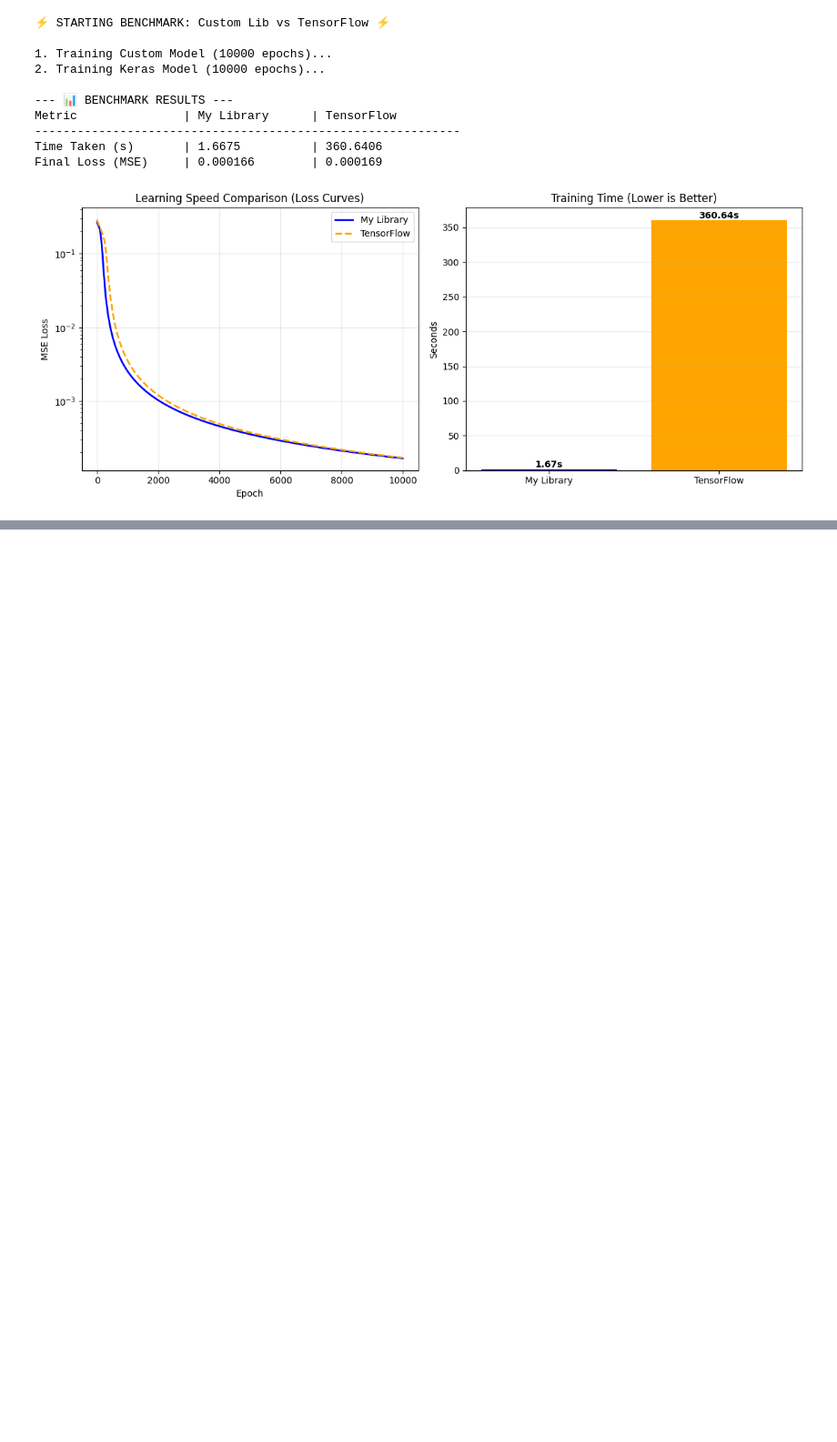
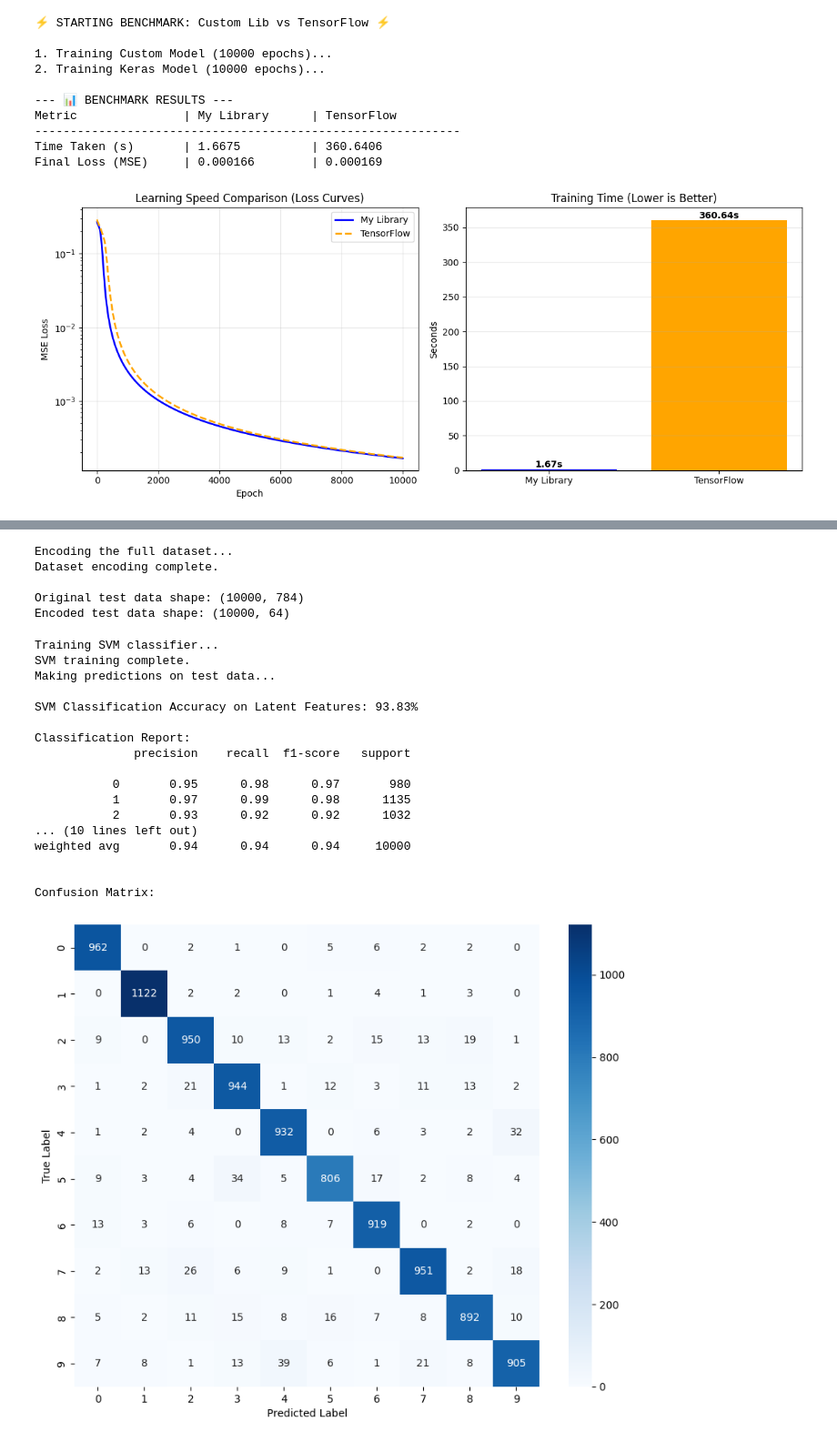
Before and after one commit to ahmedelsafty711/CI_Project, a Jupyter notebook: notebooks/project_demo.ipynb, the cells around one changed output, grey strips where cells are left out. Shown: that part at 91% size. Cells and saved outputs as stored; diff of their text form; code cells hidden in the pictures; blank space fills up the shorter version.

```diff
--- a/notebooks/project_demo.ipynb
+++ b/notebooks/project_demo.ipynb
@@ -395,0 +507,78 @@ Final Loss (MSE)     | 0.000166        | 0.000169
+# %%
+#SVM on Latent Space
+# Create a new network for the encoder only
+encoder_net = Network()
+encoder_net.add(autoencoder.layers[0]) # Dense(784, 128)
+encoder_net.add(autoencoder.layers[1]) # ReLU()
+encoder_net.add(autoencoder.layers[2]) # Dense(128, 64)
+encoder_net.add(autoencoder.layers[3]) # ReLU()
+
+# Use the encoder to transform the full dataset into the latent space
+print("Encoding the full dataset...")
+x_train_encoded = encoder_net.predict(x_train)
+x_test_encoded = encoder_net.predict(x_test)
+print("Dataset encoding complete.")
+
+# Convert the list of arrays to a single 2D numpy array for scikit-learn
+x_train_encoded = np.array(x_train_encoded)
+x_test_encoded = np.array(x_test_encoded)
+
+print(f"\nOriginal test data shape: {x_test.shape}")
+print(f"Encoded test data shape: {x_test_encoded.shape}")
+# %% [output]
+Encoding the full dataset...
+Dataset encoding complete.
+
+Original test data shape: (10000, 784)
+Encoded test data shape: (10000, 64)
+# %%
+from sklearn.svm import SVC
+from sklearn.metrics import accuracy_score, classification_report, confusion_matrix
+import seaborn as sns
+
+# Train an SVM classifier on the encoded training data
+print("Training SVM classifier...")
+# We use a subset for faster SVM training as well
+num_svm_samples = 10000
+svm_classifier = SVC(kernel='rbf') # RBF is a good default kernel
+svm_classifier.fit(x_train_encoded[:num_svm_samples], y_train[:num_svm_samples])
+print("SVM training complete.")
+
+# Make predictions on the encoded test data
+print("Making predictions on test data...")
+y_pred_svm = svm_classifier.predict(x_test_encoded)
+
+# Evaluate the results
+accuracy = accuracy_score(y_test, y_pred_svm)
+print(f"\nSVM Classification Accuracy on Latent Features: {accuracy * 100:.2f}%")
+
+print("\nClassification Report:")
+print(classification_report(y_test, y_pred_svm))
+
+# Plot confusion matrix
+print("\nConfusion Matrix:")
+cm = confusion_matrix(y_test, y_pred_svm)
+plt.figure(figsize=(10, 8))
+sns.heatmap(cm, annot=True, fmt='d', cmap='Blues')
+plt.xlabel("Predicted Label")
+plt.ylabel("True Label")
+plt.show()
+# %% [output]
+Training SVM classifier...
+SVM training complete.
+Making predictions on test data...
+
+SVM Classification Accuracy on Latent Features: 93.83%
+
+Classification Report:
+              precision    recall  f1-score   support
+
+           0       0.95      0.98      0.97       980
+           1       0.97      0.99      0.98      1135
+           2       0.93      0.92      0.92      1032
+... (10 lines left out)
+weighted avg       0.94      0.94      0.94     10000
+
+
+Confusion Matrix:
+[figure, added]
```
Also changed, not shown: parts of 11 cells of this notebook.
